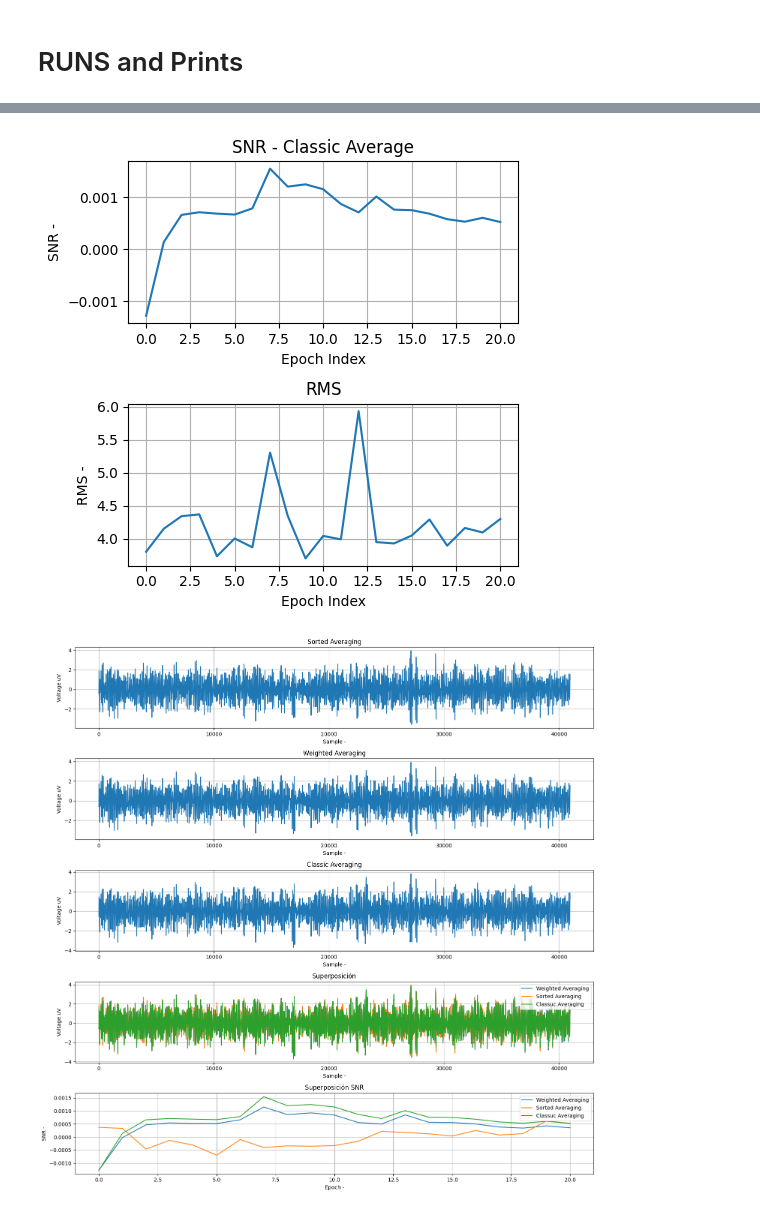
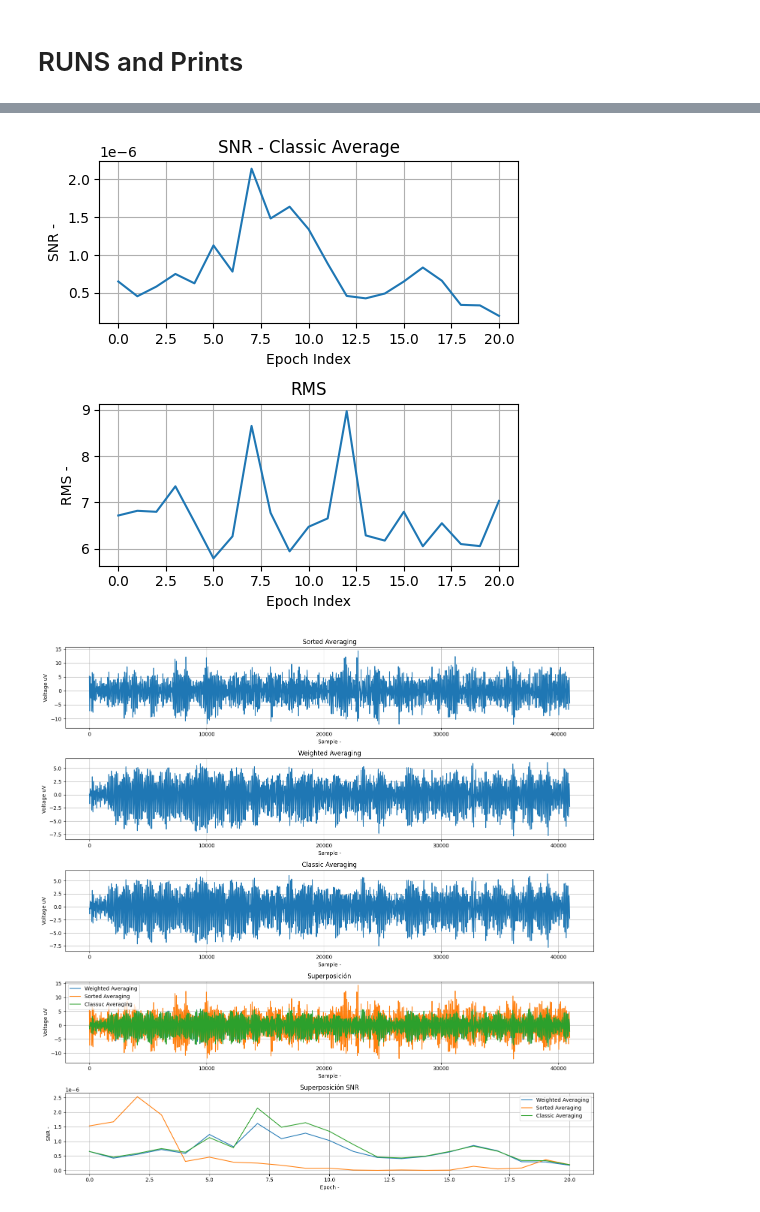
Before and after one commit to Juanx65/Certamen-IPD477, a Jupyter notebook: pregunta_2.ipynb, the cells around one changed output, grey strips where cells are left out. Saved outputs shown, nothing was run; the diff lists cells and outputs as text; code cells hidden in the pictures.

```diff
--- a/pregunta_2.ipynb
+++ b/pregunta_2.ipynb
@@ -9,11 +9,11 @@ from matplotlib import pyplot as plt
 # %%
 def snr(avg_epoch):
     # Calculate the mean and standard deviation of the samples
-    mean = np.mean(avg_epoch)
-    std = np.std(avg_epoch)
+    mean = np.mean(avg_epoch)**2
+    var = np.var(avg_epoch)
 
     # Calculate the SNR
-    snr = mean / (std)
+    snr = mean / (var)
     return snr
 # %% [markdown]
 ### Function for SNR plotting
@@ -140,12 +175,14 @@ def sorting_averaging(epochs):
 # %%
 loadPath = os.path.abspath('')+'\data'
 archivos = os.listdir(loadPath)
+
+electrodo = 29 # columna de la data a revisar
 
 epochs = []
 for i, arch in enumerate(archivos):
     data = np.loadtxt(loadPath+'/'+arch)
 
-    epoch = data[:,0]
+    epoch = data[:,electrodo-1]
     epochs.append(np.array(epoch))
 
 sorting_avg_evoked_potential, snr_sorted = sorting_averaging(epochs)
@@ -188,6 +225,5 @@ axs[4].grid()
 axs[4].legend()
 
 plt.tight_layout()
-
 plt.show()
 # %% [output]
@@ -196,2 +232,2 @@ plt.show()
-[figure, old version]
+[figure, new version]
-[figure, old version]
+[figure, new version]
```
Also changed, not shown: parts of 10 cells of this notebook.
